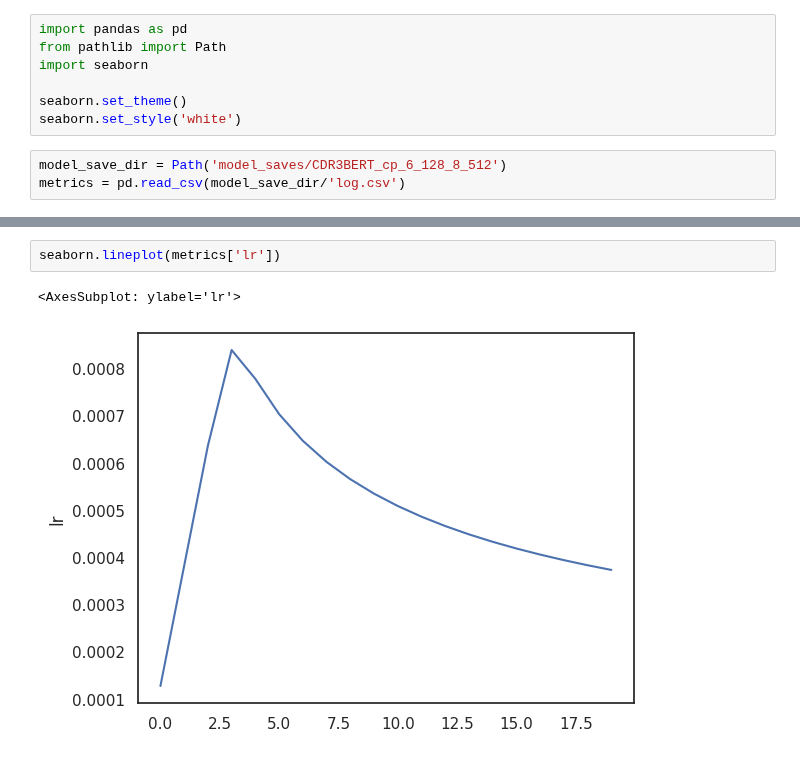
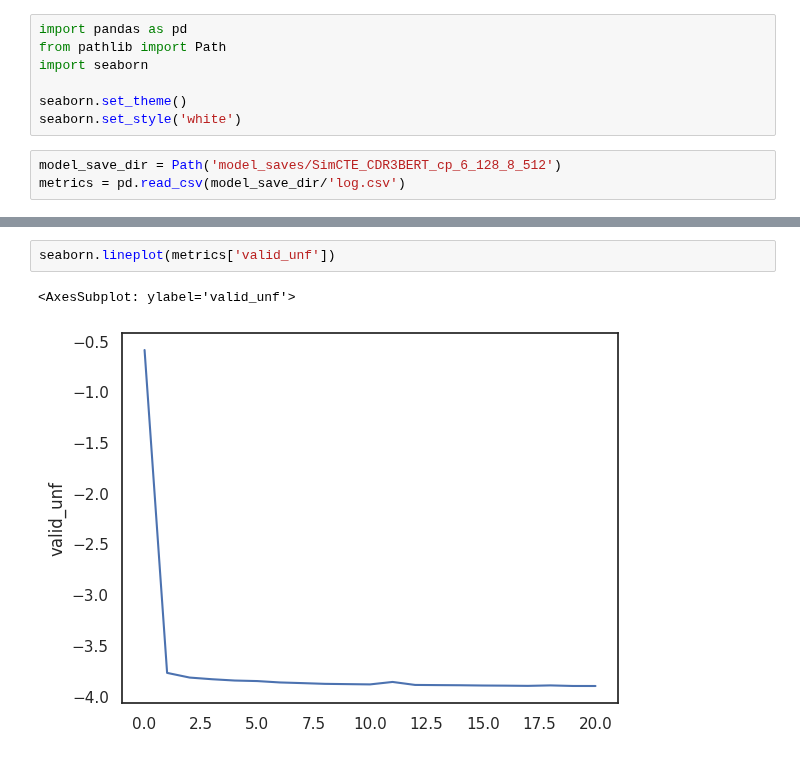
Before and after one commit to yutanagano/tcrlm, a Jupyter notebook: notebooks/training_metrics.ipynb, the cells around one changed output, grey strips where cells are left out. Saved outputs shown, nothing was run; the diff lists cells and outputs as text.

```diff
--- a/notebooks/training_metrics.ipynb
+++ b/notebooks/training_metrics.ipynb
@@ -11,7 +11,7 @@ import seaborn
 seaborn.set_theme()
 seaborn.set_style('white')
 # %%
-model_save_dir = Path('model_saves/CDR3BERT_cp_6_128_8_512')
+model_save_dir = Path('model_saves/SimCTE_CDR3BERT_cp_6_128_8_512')
 metrics = pd.read_csv(model_save_dir/'log.csv')
 # %%
 seaborn.lineplot(metrics[['loss', 'valid_loss']])
@@ -26,5 +26,5 @@ seaborn.lineplot(metrics[['valid_acc', 'valid_top5_acc']])
 # %%
-seaborn.lineplot(metrics['lr'])
+seaborn.lineplot(metrics['valid_unf'])
 # %% [output]
-<AxesSubplot: ylabel='lr'>
+<AxesSubplot: ylabel='valid_unf'>
-[figure, old version]
+[figure, new version]
```
Also changed, not shown: parts of 2 cells of this notebook, 6 other files.
